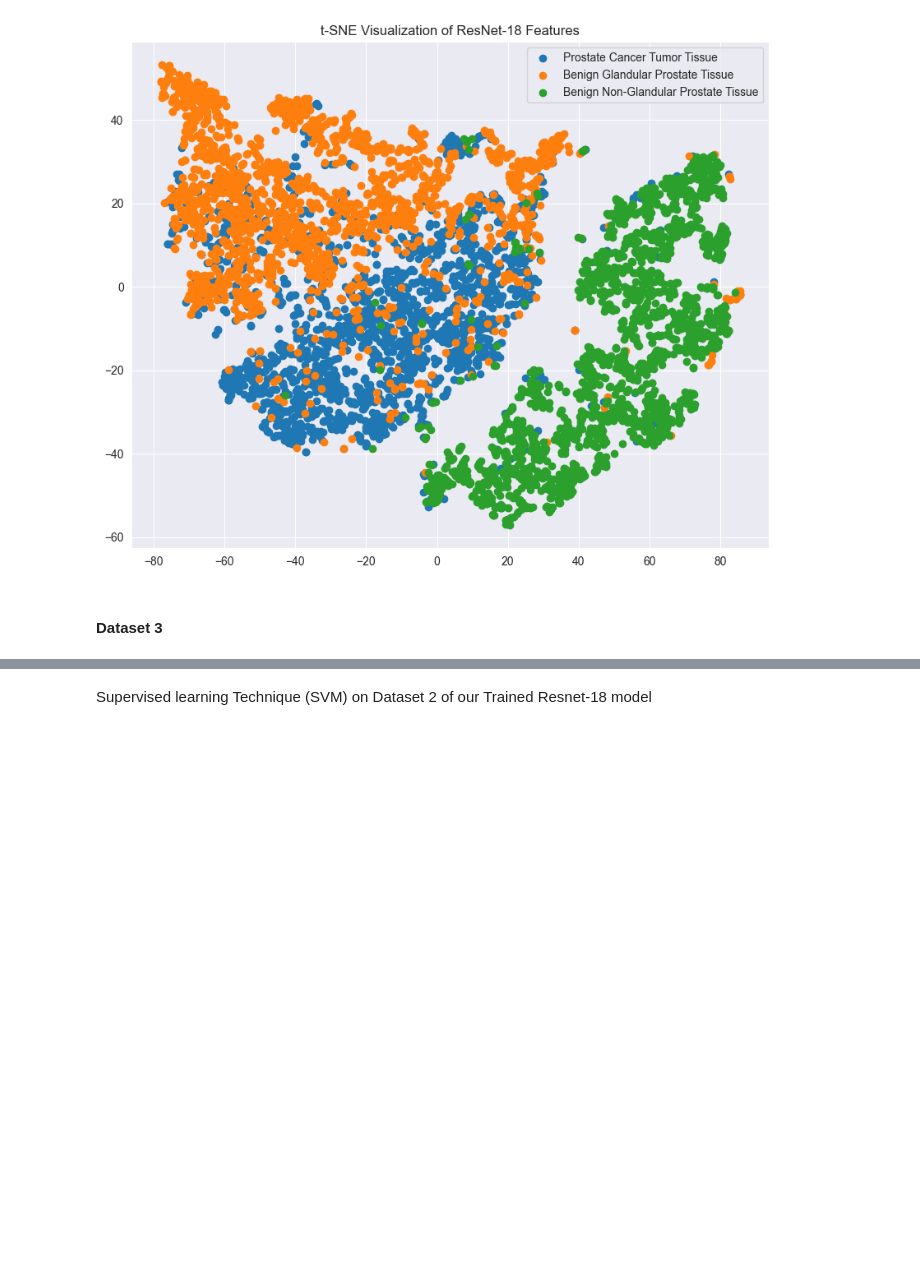
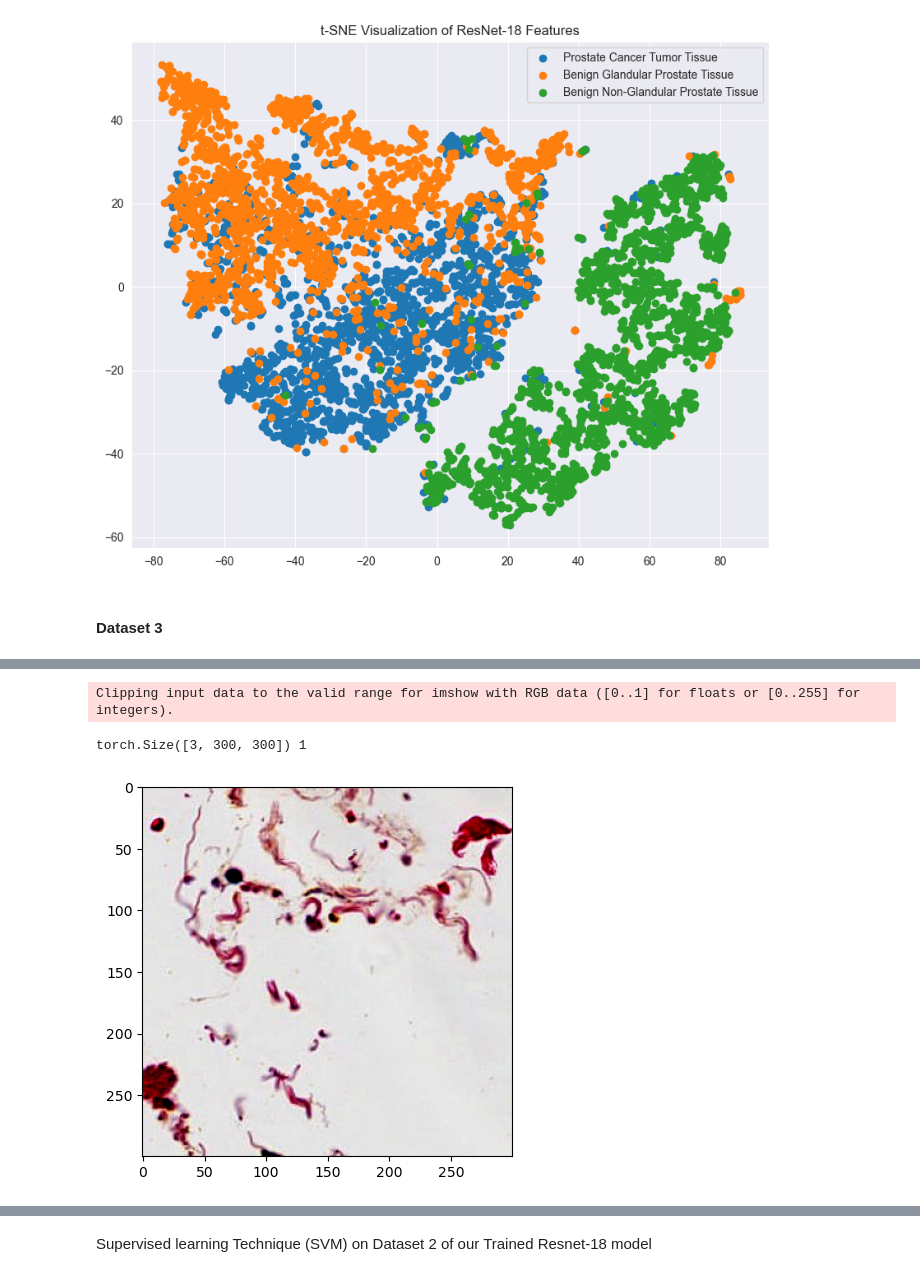
Before and after one commit to mkandaleft/COMP432-GroupM, a Jupyter notebook: Comp432.ipynb, the cells around one changed output, grey strips where cells are left out. Cells and saved outputs as stored; diff of their text form; code cells hidden in the pictures; blank space fills up the shorter version.

```diff
--- a/Comp432.ipynb
+++ b/Comp432.ipynb
@@ -390,0 +383,17 @@ plt.show()
+# %%
+data_path_2 = 'Dataset 2/Prostate Cancer'
+transforms = torchvision.transforms.Compose([torchvision.transforms.ToTensor(), torchvision.transforms.Normalize((0.5, 0.5, 0.5), (0.5, 0.5, 0.5))])
+dataset_2 = torchvision.datasets.ImageFolder(data_path_2, transforms)
+
+batch_size = 100
+data_loader_2 = torch.utils.data.DataLoader(dataset_2, shuffle=True, batch_size=batch_size)
+# %%
+# Visualize a random sample from the normalized dataset
+index = random.randint(0, len(dataset_2))
+image, label = dataset_2[index]
+plt.imshow(image.numpy().transpose(1, 2, 0))
+print(image.shape, label)
+# %% [output]
+Clipping input data to the valid range for imshow with RGB data ([0..1] for floats or [0..255] for integers).
+torch.Size([3, 300, 300]) 1
+[figure, added]
```
Also changed, not shown: parts of 20 cells of this notebook.
